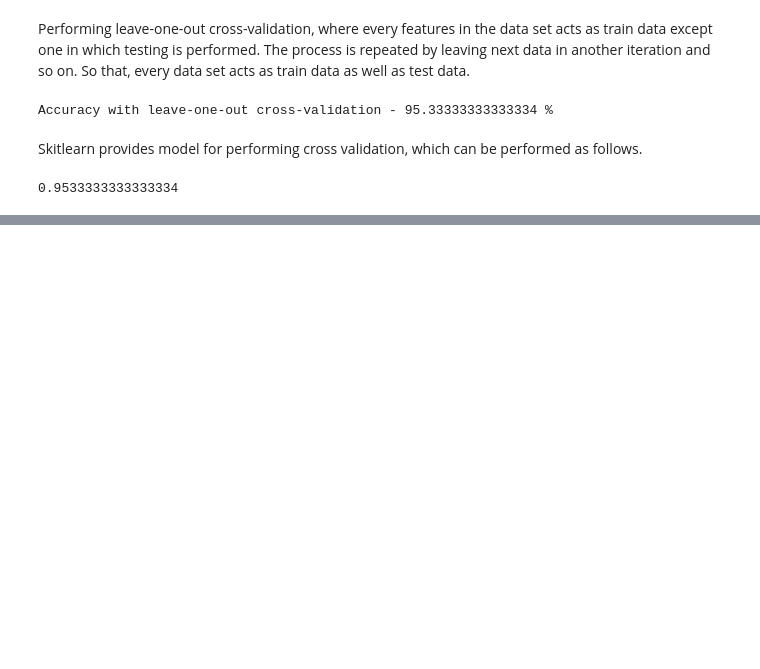
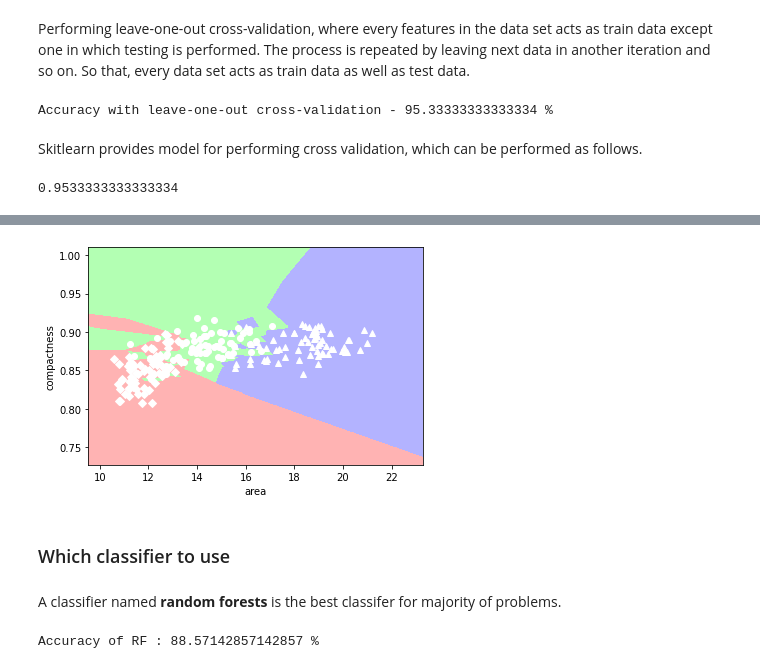
Before and after one commit to RamrajCh/COMP484-MachineLearning, a Jupyter notebook: Assign2/Assign2.ipynb, the cells around one changed output, grey strips where cells are left out. Drawn from its saved outputs; the diff is of its cells as text; code cells hidden in the pictures; blank space fills up the shorter version.

```diff
--- a/Assign2/Assign2.ipynb
+++ b/Assign2/Assign2.ipynb
@@ -110,0 +241,23 @@ print(np.mean(predictions==labels))
+# %%
+from sklearn.pipeline import Pipeline
+from sklearn.preprocessing import StandardScaler
+
+classifier = KNeighborsClassifier(n_neighbors=1)
+classifier = Pipeline([('norm', StandardScaler()),
+                       ('knn', classifier)])
+# %%
+_ = plot_decision_space(classifier, features, target)
+# %% [output]
+[figure, added]
+# %% [markdown]
+### Which classifier to use
+# %% [markdown]
+A classifier named **random forests** is the best classifer for majority of problems.
+# %%
+from sklearn import ensemble
+
+rf = ensemble.RandomForestClassifier()
+predict = model_selection.cross_val_predict(rf, features, target)
+print(f"Accuracy of RF : {np.mean(predict==target) * 100} %")
+# %% [output]
+Accuracy of RF : 88.57142857142857 %
```
Also changed, not shown: parts of 16 cells of this notebook, 3 other files.
